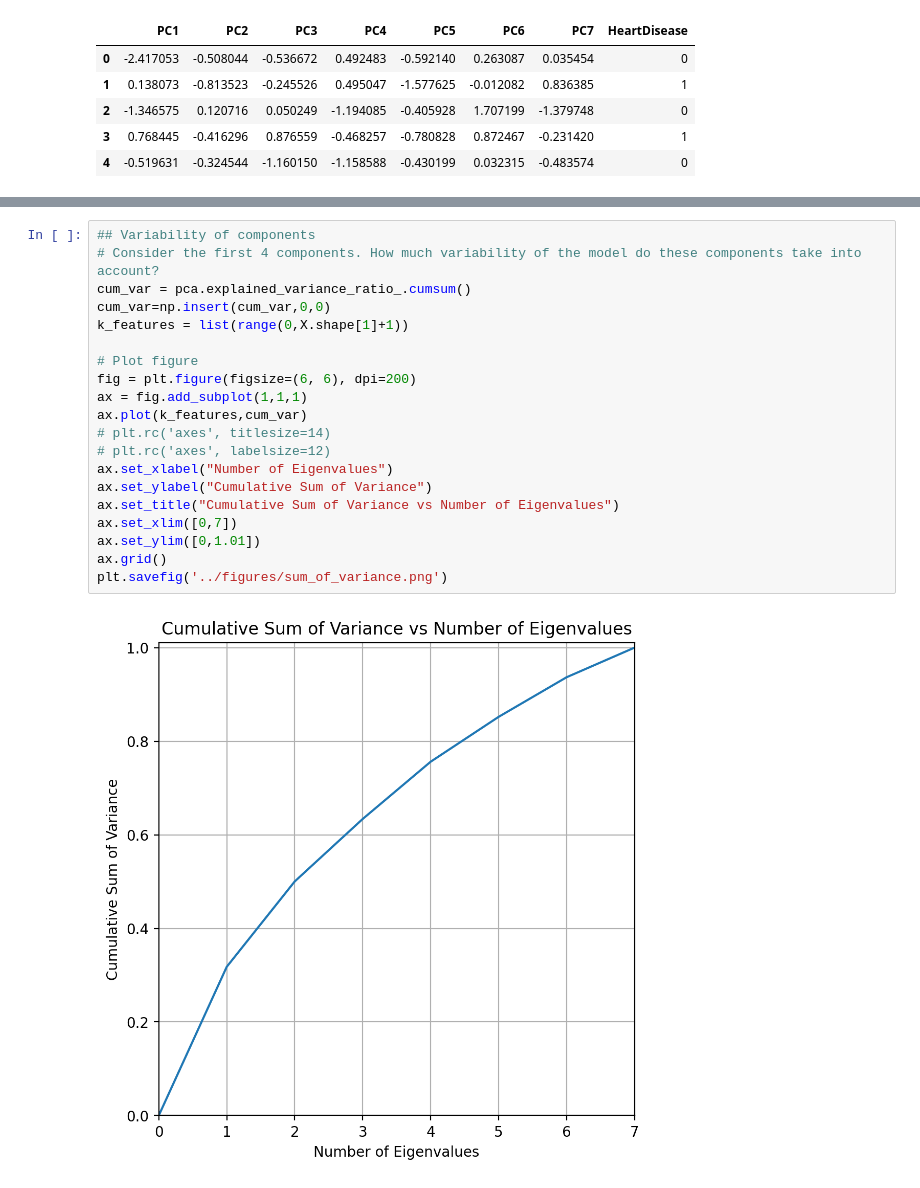
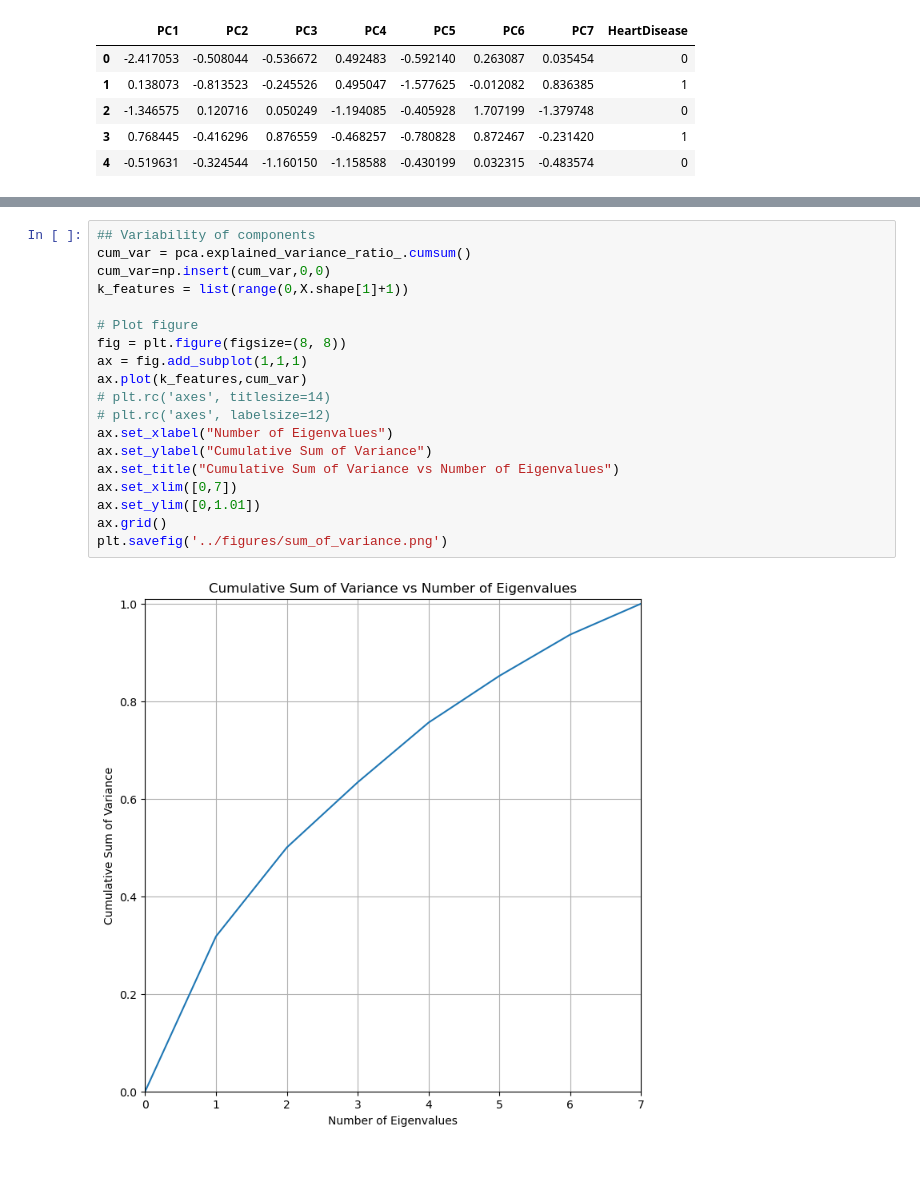
Before and after one commit to UCB-stat-159-s23/project-Group21, a Jupyter notebook: analysis/eda.ipynb, the cells around one changed output, grey strips where cells are left out. Saved outputs shown, nothing was run; the diff lists cells and outputs as text.

```diff
--- a/analysis/eda.ipynb
+++ b/analysis/eda.ipynb
@@ -123,22 +123,21 @@ plt.savefig('../figures/2_component_pca.png')
 # %%
 ## Variability of components
-# Consider the first 4 components. How much variability of the model do these components take into account?
 cum_var = pca.explained_variance_ratio_.cumsum()
 cum_var=np.insert(cum_var,0,0)
 k_features = list(range(0,X.shape[1]+1))
 
 # Plot figure
-fig = plt.figure(figsize=(6, 6), dpi=200)
+fig = plt.figure(figsize=(8, 8))
 ax = fig.add_subplot(1,1,1)
 ax.plot(k_features,cum_var)
 # plt.rc('axes', titlesize=14)
 # plt.rc('axes', labelsize=12)
 ax.set_xlabel("Number of Eigenvalues")
 ax.set_ylabel("Cumulative Sum of Variance")
 ax.set_title("Cumulative Sum of Variance vs Number of Eigenvalues")
 ax.set_xlim([0,7])
 ax.set_ylim([0,1.01])
 ax.grid()
 plt.savefig('../figures/sum_of_variance.png')
 # %% [output]
-[figure, old version]
+[figure, new version]
```
Also changed, not shown: parts of 1 cell of this notebook, 1 other file.
